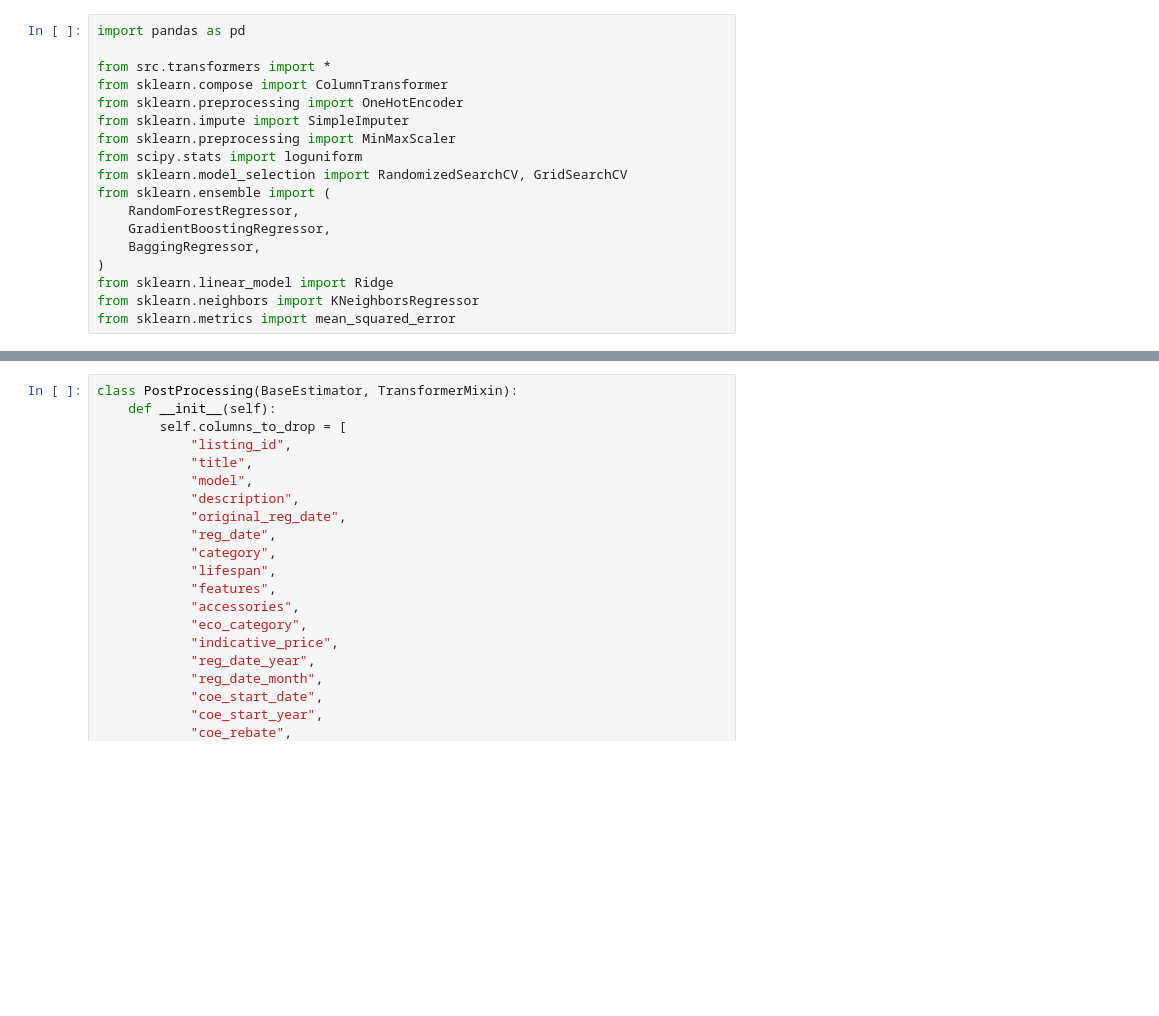
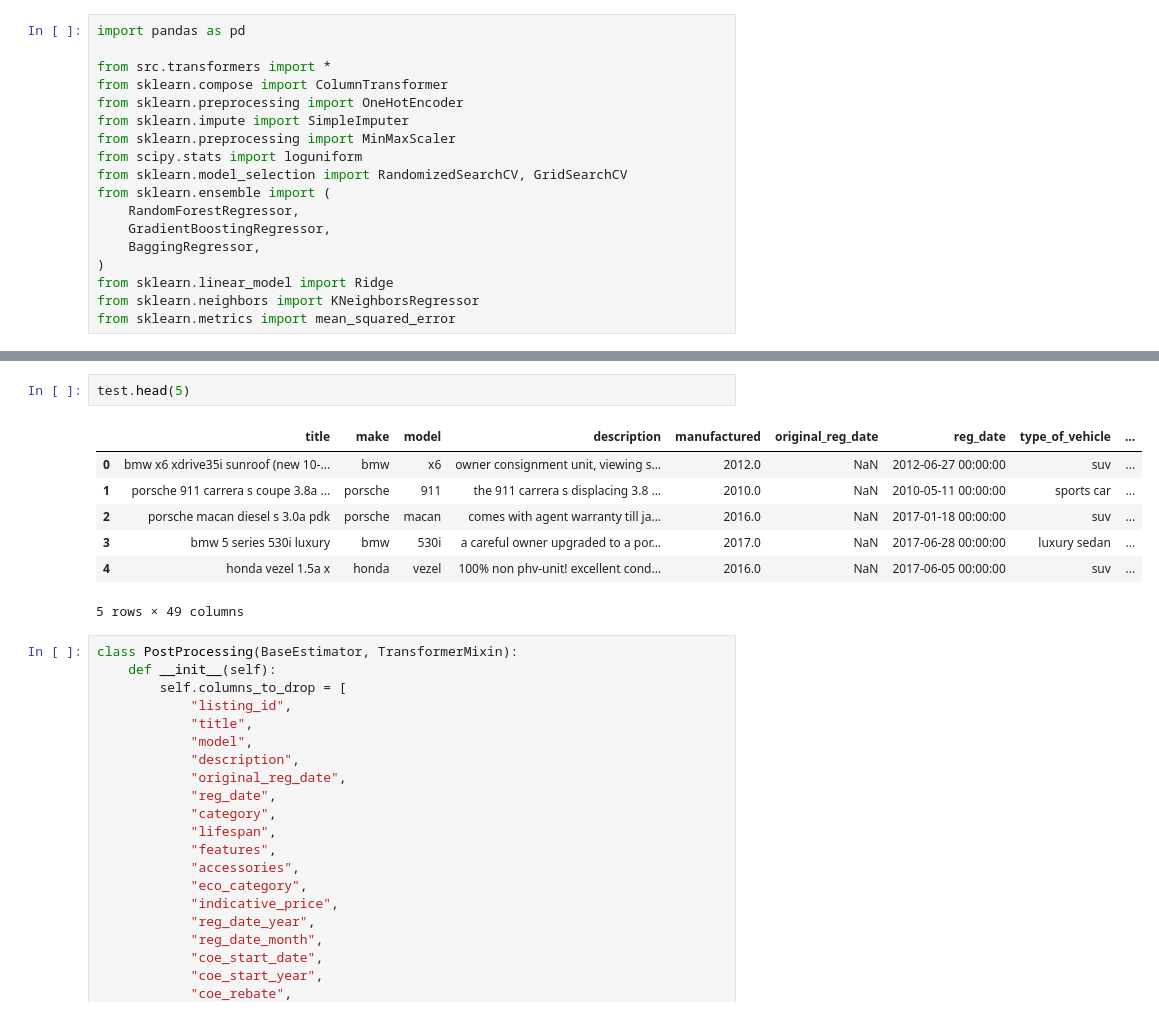
Before and after one commit to KrishnaKumarHariprasannan/cs5228-kpp, a Jupyter notebook: notebooks/task1.ipynb, the cells around one changed output, grey strips where cells are left out. Drawn from its saved outputs; the diff is of its cells as text; blank space fills up the shorter version.

```diff
--- a/notebooks/task1.ipynb
+++ b/notebooks/task1.ipynb
@@ -32,3 +35,13 @@ The shape of test is (5000, 50)
+# %%
+test.head(5)
+# %% [output]
+|  | title | make | model | description | manufactured | original_reg_date | reg_date | type_of_vehicle | ... |
+| 0 | bmw x6 xdrive35i sunroof (new 10-... | bmw | x6 | owner consignment unit, viewing s... | 2012.0 | NaN | 2012-06-27 00:00:00 | suv | ... |
+| 1 | porsche 911 carrera s coupe 3.8a ... | porsche | 911 | the 911 carrera s displacing 3.8 ... | 2010.0 | NaN | 2010-05-11 00:00:00 | sports car | ... |
+| 2 | porsche macan diesel s 3.0a pdk | porsche | macan | comes with agent warranty till ja... | 2016.0 | NaN | 2017-01-18 00:00:00 | suv | ... |
+| 3 | bmw 5 series 530i luxury | bmw | 530i | a careful owner upgraded to a por... | 2017.0 | NaN | 2017-06-28 00:00:00 | luxury sedan | ... |
+| 4 | honda vezel 1.5a x | honda | vezel | 100% non phv-unit! excellent cond... | 2016.0 | NaN | 2017-06-05 00:00:00 | suv | ... |
+5 rows × 49 columns
 # %%
 class PostProcessing(BaseEstimator, TransformerMixin):
     def __init__(self):
```
Also changed, not shown: parts of 18 cells of this notebook, 4 other files.
